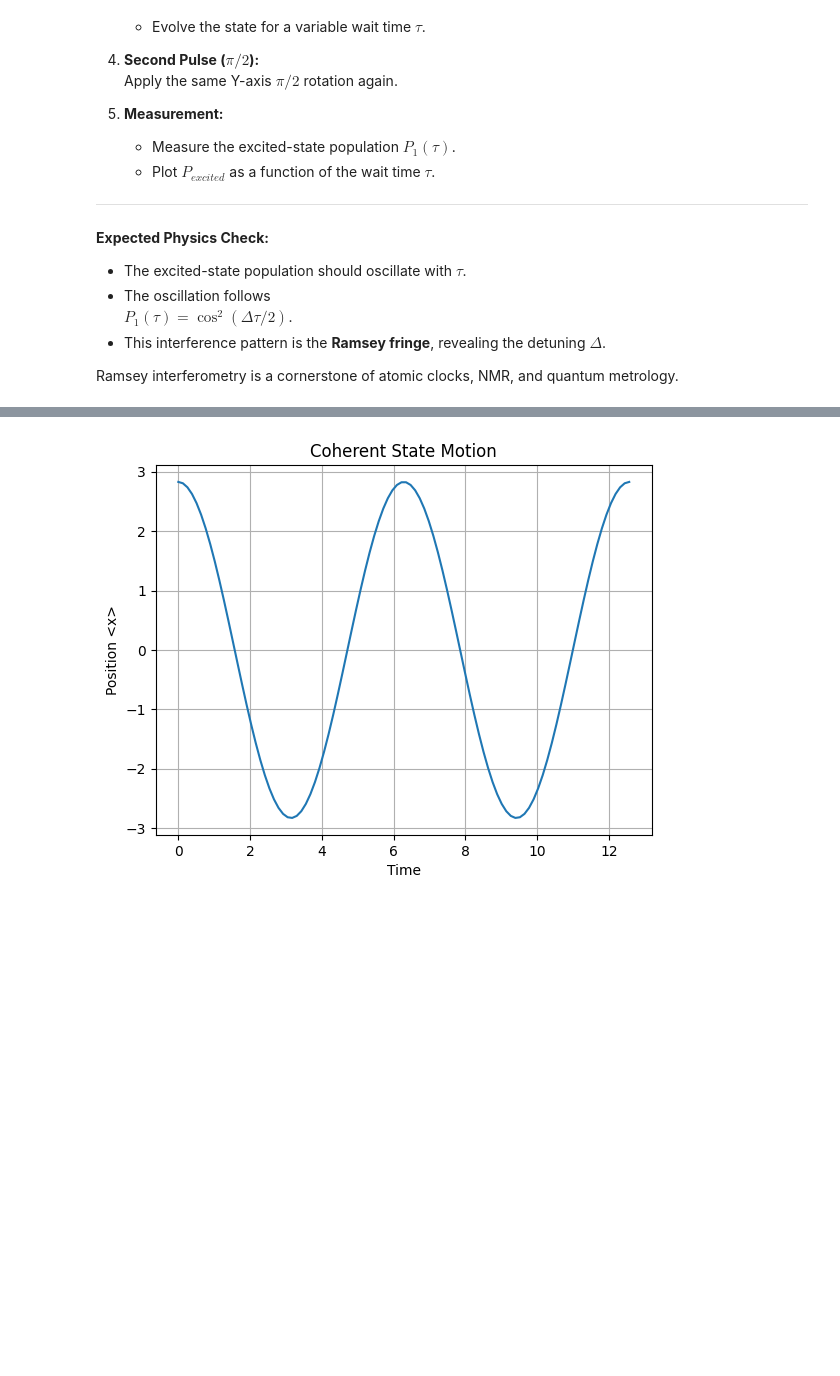
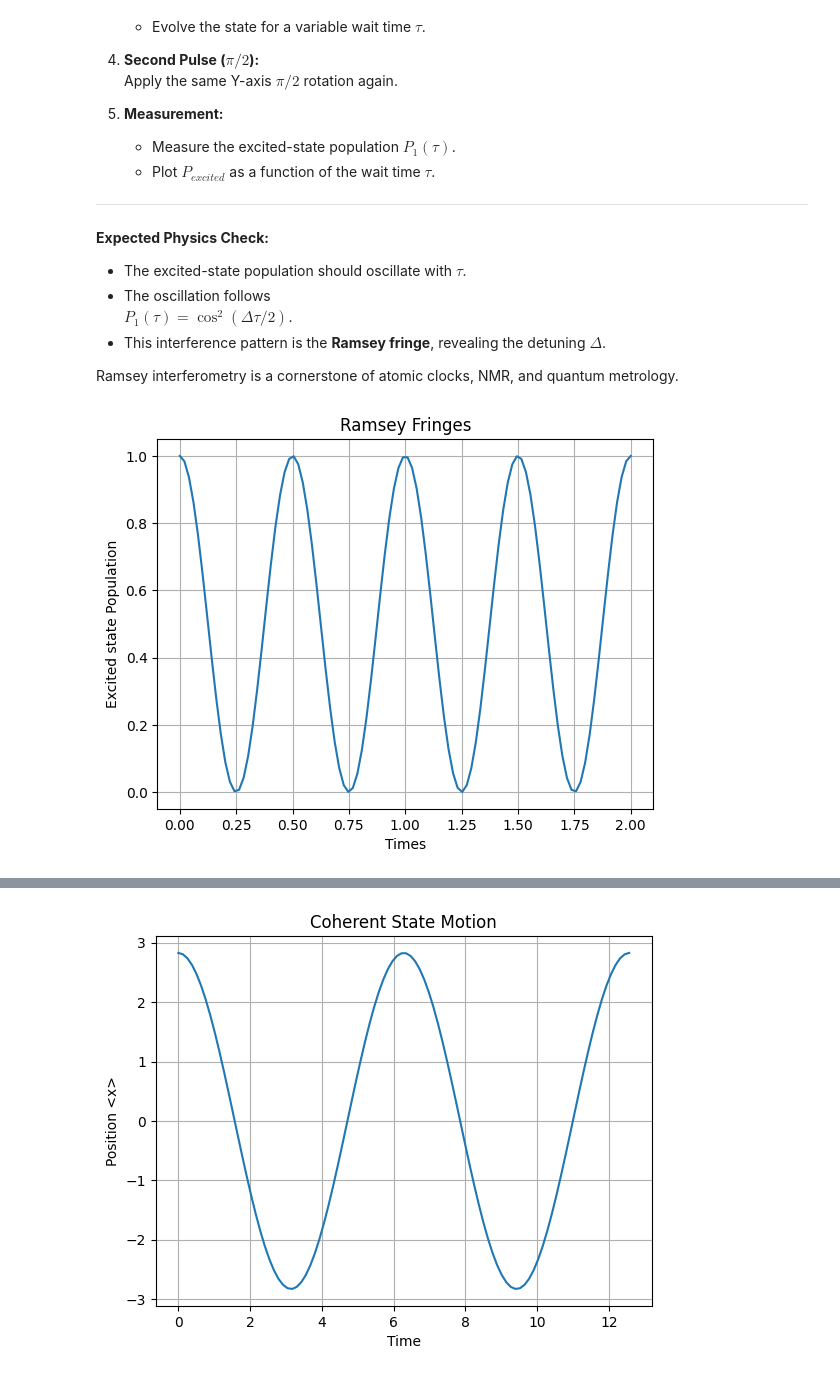
Before and after one commit to Iterium-bit/Qutip, a Jupyter notebook: 02_Unitary_Dynamics.ipynb, the cells around one changed output, grey strips where cells are left out. Saved outputs shown, nothing was run; the diff lists cells and outputs as text; code cells hidden in the pictures; blank space fills up the shorter version.

```diff
--- a/02_Unitary_Dynamics.ipynb
+++ b/02_Unitary_Dynamics.ipynb
@@ -328,3 +328,25 @@ This oscillation is known as a **Ramsey fringe** and is widely used for precisio
 - This interference pattern is the **Ramsey fringe**, revealing the detuning $\Delta$.
 
 Ramsey interferometry is a cornerstone of atomic clocks, NMR, and quantum metrology.
+# %%
+psi0 = basis(2,0)
+delta = 2*np.pi
+H_wait = delta*sigmaz()
+Ry = (-1j*(np.pi/4)*sigmay()).expm()
+times = np.linspace(0,2,100)
+final_pops = []
+for t in times:
+    psi_1 = Ry*psi0   # A. First Pulse
+    U_wait = (-1j*H_wait*t).expm()   #    We can use exact solution for constant H: U = (-iHt).expm()
+    psi_2 = U_wait*psi_1
+    psi_final = Ry*psi_2
+    pop_1 = np.abs(psi_final.overlap(basis(2,1)))**2
+    final_pops.append(pop_1)
+plt.plot(times,final_pops)
+plt.xlabel("Times")
+plt.ylabel("Excited state Population")
+plt.title("Ramsey Fringes")
+plt.grid(True)
+plt.show()
+# %% [output]
+[figure, added]
```
Also changed, not shown: parts of 13 cells of this notebook, 1 other file.
